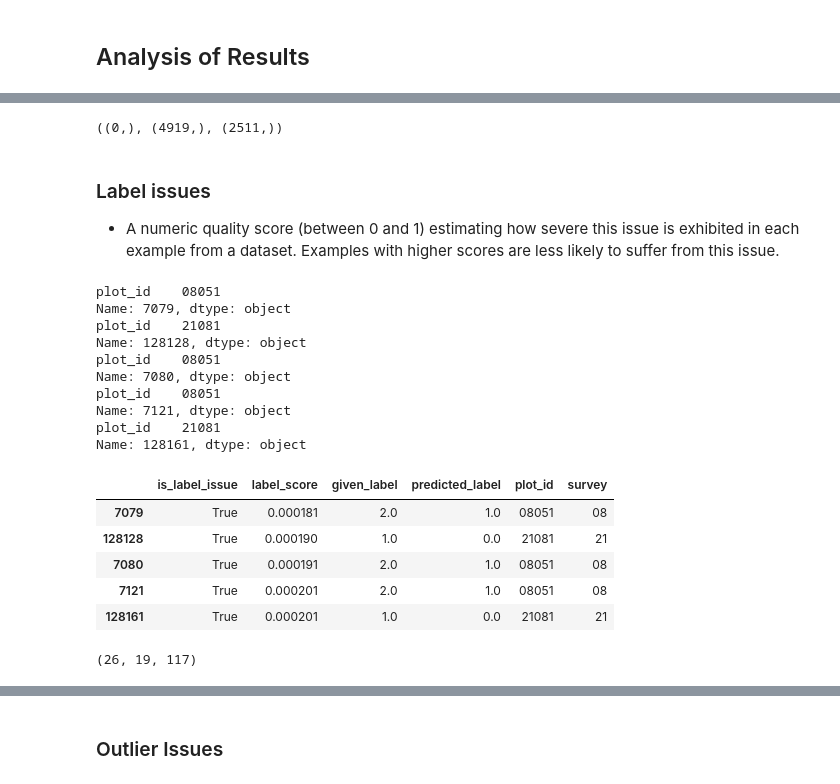
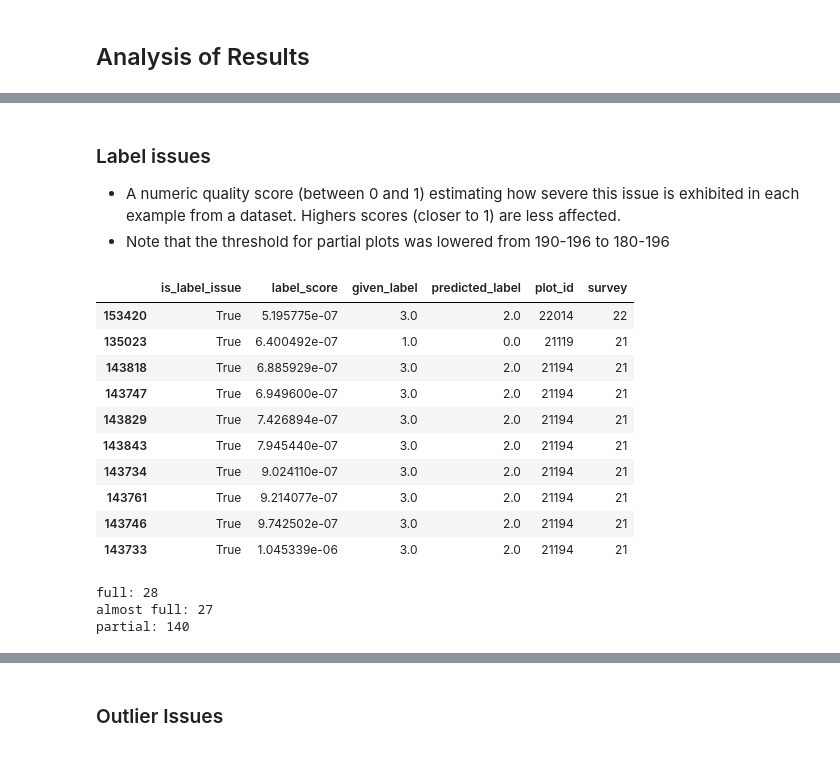
Before and after one commit to wri/plantation_classifier, a Jupyter notebook: notebooks/training_data/cleanlab_round2.ipynb, the cells around one changed output, grey strips where cells are left out. Saved outputs shown, nothing was run; the diff lists cells and outputs as text; code cells hidden in the pictures.

Commit message:
cleanlab round 2

```diff
--- a/notebooks/training_data/cleanlab_round2.ipynb
+++ b/notebooks/training_data/cleanlab_round2.ipynb
@@ -26,3 +46,4 @@ from cleanlab.classification import CleanLearning
 # %%
-df = pd.read_csv('../../data/cleanlab/round2/cleanlab_xy.csv')
+df = pd.read_csv(f'{dir}cleanlab_xy.csv')
+df.shape
 # %% [output]
@@ -30,9 +51,6 @@ FileNotFoundError: [Errno 2] No such file or directory: '../../data/cleanlab/rou
 # %%
-# df contains x and y train, where each row represents a pixel for 991 plots with 196 pixels each
-df = pd.read_csv("../../data/cleanlab/cleanlab_demo3.csv")
-
 # import the saved list of plot ids from comb training batches
-with open("../../data/cleanlab/plot_ids_v2.json", "r") as file:
+with open(f"{dir}final_plot_ids.json", "r") as file:
     id_list = json.load(file)
 
 # create array where all ids appear 196 times + assign to df
@@ -118,9 +132,9 @@ for var_name in ["label_assessment", "dup_assessment", "outlier_assessment", "no
 # %%
 ## imports
-label_assessment = pd.read_csv(f"../../data/cleanlab/label_assessment.csv", index_col="Unnamed: 0")
-dup_assessment = pd.read_csv(f"../../data/cleanlab/dup_assessment.csv", index_col="Unnamed: 0")
-outlier_assessment = pd.read_csv(f"../../data/cleanlab/outlier_assessment.csv", index_col="Unnamed: 0")
-non_iid_assessment = pd.read_csv(f"../../data/cleanlab/non_iid_assessment.csv", index_col="Unnamed: 0")
+label_assessment = pd.read_csv(f"{dir}label_assessment.csv", index_col="Unnamed: 0")
+dup_assessment = pd.read_csv(f"{dir}dup_assessment.csv", index_col="Unnamed: 0")
+outlier_assessment = pd.read_csv(f"{dir}outlier_assessment.csv", index_col="Unnamed: 0")
+non_iid_assessment = pd.read_csv(f"{dir}non_iid_assessment.csv", index_col="Unnamed: 0")
 # %%
 # filter to problem pixels
 label_issues = label_assessment[label_assessment.is_label_issue == True]
@@ -145,49 +159,34 @@ outlier_issues = outlier_issues.assign(
     survey = lambda x: x['plot_id'].str[:2],
     label = outlier_issues.index.map(df.set_index(df.index)['label'])
 )
-# %%
-# identify which pixels exhibit all 3 issues
-common_issues1 = label_issues.index.intersection(dup_issues.index).intersection(outlier_issues.index)
-common_issues2 = label_issues.index.intersection(dup_issues.index)
-common_issues3 = label_issues.index.intersection(outlier_issues.index)
-common_issues1.shape, common_issues2.shape, common_issues3.shape
-# %% [output]
-((0,), (4919,), (2511,))
 # %% [markdown]
 ### Label issues
-- A numeric quality score (between 0 and 1) estimating how severe this issue is exhibited in each example from a dataset. Examples with higher scores are less likely to suffer from this issue.
+- A numeric quality score (between 0 and 1) estimating how severe this issue is exhibited in each example from a dataset. Highers scores (closer to 1) are less affected.
+- Note that the threshold for partial plots was lowered from 190-196 to 180-196
-# %%
-# identify plots for the top label issues in the report
-print(df.iloc[7079][['plot_id']])
-print(df.iloc[128128][['plot_id']])
-print(df.iloc[7080][['plot_id']])
-print(df.iloc[7121][['plot_id']])
-print(df.iloc[128161][['plot_id']])
-# %% [output]
-plot_id    08051
-Name: 7079, dtype: object
-plot_id    21081
-Name: 128128, dtype: object
-plot_id    08051
-Name: 7080, dtype: object
-plot_id    08051
-Name: 7121, dtype: object
-plot_id    21081
-Name: 128161, dtype: object
 # %%
-label_issues.head()
+label_issues.head(10)
 # %% [output]
 |  | is_label_issue | label_score | given_label | predicted_label | plot_id | survey |
-| 7079 | True | 0.000181 | 2.0 | 1.0 | 08051 | 08 |
-| 128128 | True | 0.000190 | 1.0 | 0.0 | 21081 | 21 |
-| 7080 | True | 0.000191 | 2.0 | 1.0 | 08051 | 08 |
-| 7121 | True | 0.000201 | 2.0 | 1.0 | 08051 | 08 |
-| 128161 | True | 0.000201 | 1.0 | 0.0 | 21081 | 21 |
+| 153420 | True | 5.195775e-07 | 3.0 | 2.0 | 22014 | 22 |
+| 135023 | True | 6.400492e-07 | 1.0 | 0.0 | 21119 | 21 |
+| 143818 | True | 6.885929e-07 | 3.0 | 2.0 | 21194 | 21 |
+| 143747 | True | 6.949600e-07 | 3.0 | 2.0 | 21194 | 21 |
+| 143829 | True | 7.426894e-07 | 3.0 | 2.0 | 21194 | 21 |
+| 143843 | True | 7.945440e-07 | 3.0 | 2.0 | 21194 | 21 |
+| 143734 | True | 9.024110e-07 | 3.0 | 2.0 | 21194 | 21 |
+| 143761 | True | 9.214077e-07 | 3.0 | 2.0 | 21194 | 21 |
+| 143746 | True | 9.742502e-07 | 3.0 | 2.0 | 21194 | 21 |
+| 143733 | True | 1.045339e-06 | 3.0 | 2.0 | 21194 | 21 |
 # %%
+# how many pixels in a plot are affected by label issues?
 counts = label_issues.plot_id.value_counts()
-full_plots = counts.loc[counts == 196]
-almost_full = counts.loc[(counts >= 190) & (counts < 196)]
-partial_plots = counts.loc[(counts >= 98) & (counts < 196)]
-len(full_plots), len(almost_full), len(partial_plots)
+full_plots_li = counts.loc[counts == 196]
+almost_full_li = counts.loc[(counts >= 180) & (counts < 196)]
+partial_plots_li = counts.loc[(counts >= 98) & (counts < 196)]
+print(f"full: {len(full_plots_li)}")
+print(f"almost full: {len(almost_full_li)}")
+print(f"partial: {len(partial_plots_li)}")
 # %% [output]
-(26, 19, 117)
+full: 28
+almost full: 27
+partial: 140
```
Also changed, not shown: parts of 37 cells of this notebook, 1 other file.
